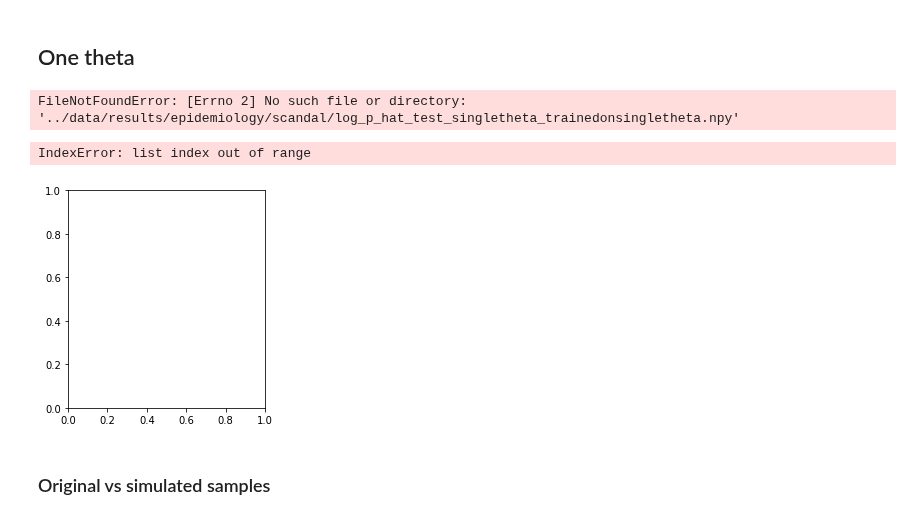
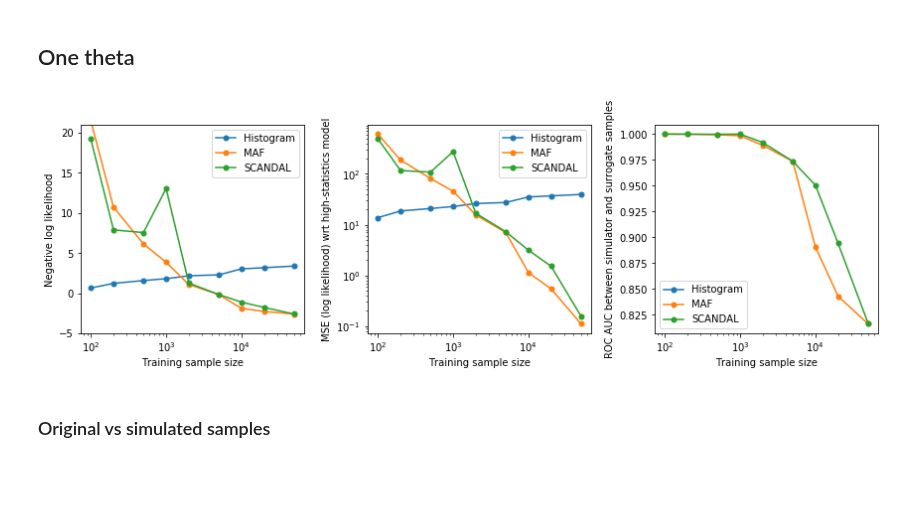
Before and after one commit to johannbrehmer/goldmine, a Jupyter notebook: goldmine/evaluation/epidemiology_performance.ipynb, the cells around one changed output. Saved outputs shown, nothing was run; the diff lists cells and outputs as text; code cells hidden in the pictures; blank space fills up the shorter version.

```diff
--- a/goldmine/evaluation/epidemiology_performance.ipynb
+++ b/goldmine/evaluation/epidemiology_performance.ipynb
@@ -18,7 +18,7 @@ log_likelihood_mses = []
 roc_aucs = []
 
 log_likelihood_reference = np.load(
-    '../data/results/epidemiology/scandal/log_p_hat_test_singletheta_trainedonsingletheta.npy'
+    '../data/results/epidemiology/scandal/log_p_hat_singletheta_trainedonsingletheta.npy'
 )
 
 for method in methods:
@@ -28,11 +28,11 @@ for method in methods:
 
     for sample_size in sample_sizes:
         log_likelihood = np.load('../data/results/epidemiology/' + method
-                                 + '/log_p_hat_test_singletheta_trainedonsingletheta_trainingsamplesize_'
+                                 + '/log_p_hat_singletheta_trainedonsingletheta_trainingsamplesize_'
                                  + str(sample_size) + '.npy')
         try:
             roc_auc = np.load('../data/results/epidemiology/' + method
-                              + '/roc_auc_surrogate_vs_simulator_singletheta_trainedonsingletheta_trainingsamplesize_' + str(sample_size)
+                              + '/roc_auc_surrogate_vs_simulator_trainedonsingletheta_trainingsamplesize_' + str(sample_size)
                               + '.npy')
         except FileNotFoundError:
             roc_auc = np.nan
@@ -54,8 +54,6 @@ for method in methods:
 expected_log_likelihoods = np.array(expected_log_likelihoods)
 log_likelihood_mses = np.array(log_likelihood_mses)
 roc_aucs = np.array(roc_aucs)
-# %% [output]
-FileNotFoundError: [Errno 2] No such file or directory: '../data/results/epidemiology/scandal/log_p_hat_test_singletheta_trainedonsingletheta.npy'
 # %%
 fig = plt.figure(figsize=(12,4))
 
@@ -72,7 +70,7 @@ for m, method in enumerate(method_labels):
 
     plt.xlabel('Training sample size')
     plt.ylabel('Negative log likelihood')
-    plt.ylim(-5.,100.)
+    plt.ylim(-5.,21.)
     ax.set_xscale("log", nonposx='clip')
 
 
@@ -84,36 +82,36 @@ for m, method in enumerate(method_labels):
              lw=1.5, ls='-', marker='o', ms=5.,
              label=method)
 
     plt.legend()
 
     plt.xlabel('Training sample size')
     plt.ylabel('MSE (log likelihood) wrt high-statistics model')
-    plt.ylim(0.,12000)
+    #plt.ylim(0.,600)
     ax.set_xscale("log", nonposx='clip')
+    ax.set_yscale("log", nonposy='clip')
 
 
 
 ax = plt.subplot(1,3,3)
 
 for m, method in enumerate(method_labels):
     plt.plot(sample_sizes, roc_aucs[m],
              lw=1.5, ls='-', marker='o', ms=5.,
              label=method)
 
     plt.legend()
 
     plt.xlabel('Training sample size')
     plt.ylabel('ROC AUC between simulator and surrogate samples')
     #plt.ylim(0.5,1.1)
     ax.set_xscale("log", nonposx='clip')
 
 
 
 plt.tight_layout()
 plt.show()
 # %% [output]
-IndexError: list index out of range
-[figure, old version]
+[figure, new version]
 # %% [markdown]
 ### Original vs simulated samples
 # %%
```
Also changed, not shown: parts of 3 cells of this notebook, 4 other files.
